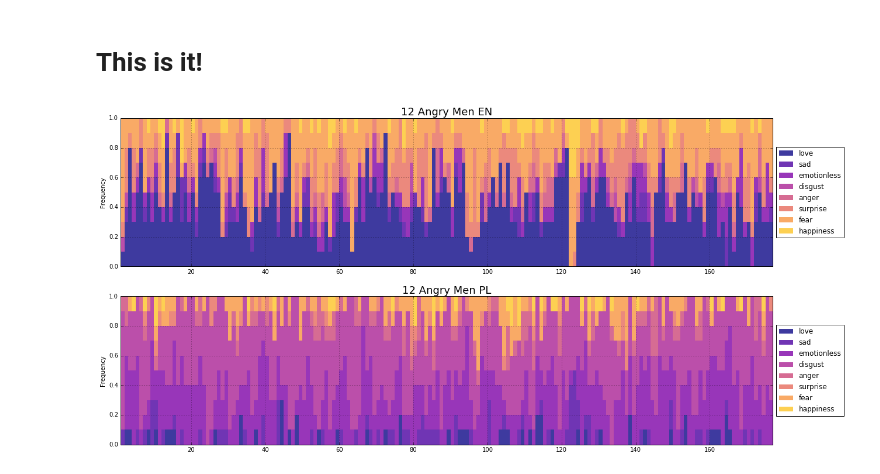
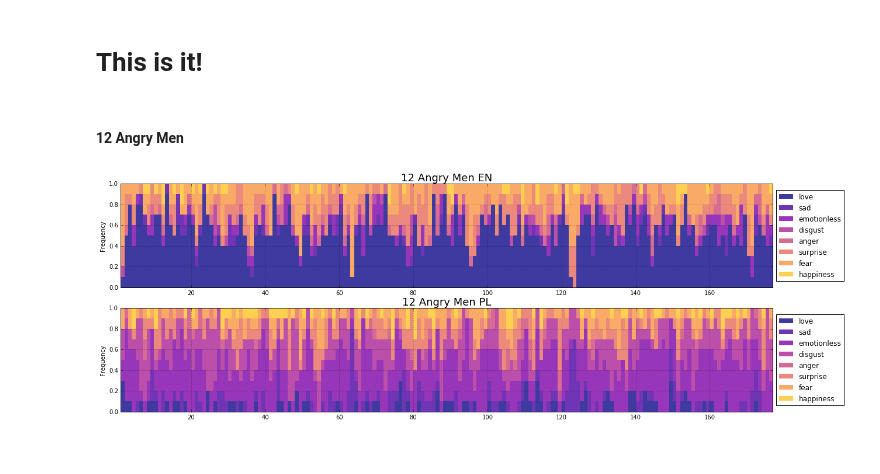
Before and after one commit to 1o0ko/Emotion-vectors, a Jupyter notebook: Emotion vectors.ipynb, the cells around one changed output. Saved outputs shown, nothing was run; the diff lists cells and outputs as text; code cells hidden in the pictures.

```diff
--- a/Emotion vectors.ipynb
+++ b/Emotion vectors.ipynb
@@ -193,14 +193,14 @@ class DictCounter(object):
         if len(self.buffer) >= self.bufferSize:
             self.__flush__()
 
-    def collect(self):
+    def collect(self, normalize = True):
         if self.buffer:
             self.__flush__()
 
         data = {key:[] for key in self.keys}
 
         for counter in self.results:
-            normalizing_factor = 1.0 / sum(counter.values())
+            normalizing_factor = 1.0 / sum(counter.values()) if normalize else 1
             for key in self.keys:
                 data[key].append(round(normalizing_factor * counter[key], 2))
 
@@ -218,7 +218,7 @@ def plotMovie(data_1, data_2, title = 'Movie', color_map = 'plasma', titlesize =
 
     cmap =  plt.cm.get_cmap(color_map)
 
-    f, (ax1, ax2) = plt.subplots(2, 1, figsize=(20, 10))
+    f, (ax1, ax2) = plt.subplots(2, 1, figsize=(20, 7))
 
     # positions of the left bar-boundaries
     keys_size = float(len(data_1.keys()))
@@ -265,16 +265,32 @@ def plotMovie(data_1, data_2, title = 'Movie', color_map = 'plasma', titlesize =
 # This is it!
 # %%
 import itertools
-
-doc = "en/1957/50083/3127877.xml.gz"
 
 def colsestEmotion(text, emotion_vectors, params):
     sentence_vector = getSentenceVector(text, params)
     return closest(sentence_vector, emotion_vectors)
 
-def extractEmotions(doc):
-    for en_text, pl_text in o.getParalelSubtittles(doc):
-        en = (colsestEmotion(en_text, en_emotions, en_params), en_text)
-        pl = (colsestEmotion(pl_text, pl_emotions, pl_params), pl_text)
+def extractEmotions(doc, buffLimit = 10, limit = None, normalize = True):
 
-        yield en, pl
+    en_acc = DictCounter(buffLimit, en_emotions.keys())
+    pl_acc = DictCounter(buffLimit, pl_emotions.keys())
+
+    for en_text, pl_text in itertools.islice(o.getParalelSubtittles(doc), 0, limit, 1):
+
+        # Try not to die
+        try:
+            em_en = colsestEmotion(en_text, en_emotions, en_params)
+            en_acc.add(em_en)
+        except:
+            print 'Fallback to emotionless [en]', en_text
+            en_acc.add('emotionless')
+
+        # Try not to die
+        try:
+            em_pl = colsestEmotion(pl_text, pl_emotions, pl_params)
+            pl_acc.add(em_pl)
+        except:
+            print 'Fallback to emotionless [pl]', pl_text
+            pl_acc.add('emotionless')
+
+    return en_acc.collect(normalize), pl_acc.collect(normalize)
@@ -296,4 +297,10 @@ data_pl = pl_acc.collect()
+# %% [markdown]
+#### 12 Angry Men
 # %%
+doc = "en/1957/50083/3127877.xml.gz"
+
+data_en, data_pl = extractEmotions(doc, buffLimit = 10)
+
 plotMovie(data_en, data_pl, '12 Angry Men', titlesize = 18)
 # %% [output]
-[figure, old version]
+[figure, new version]
```
Also changed, not shown: parts of 12 cells of this notebook, 2 other files.
